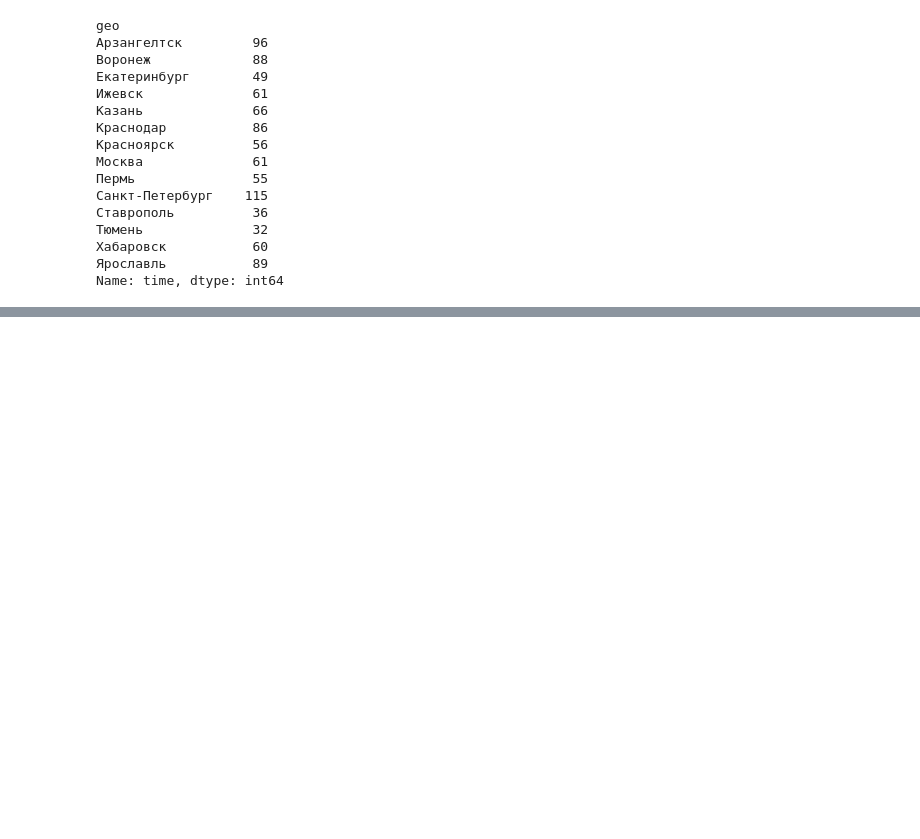
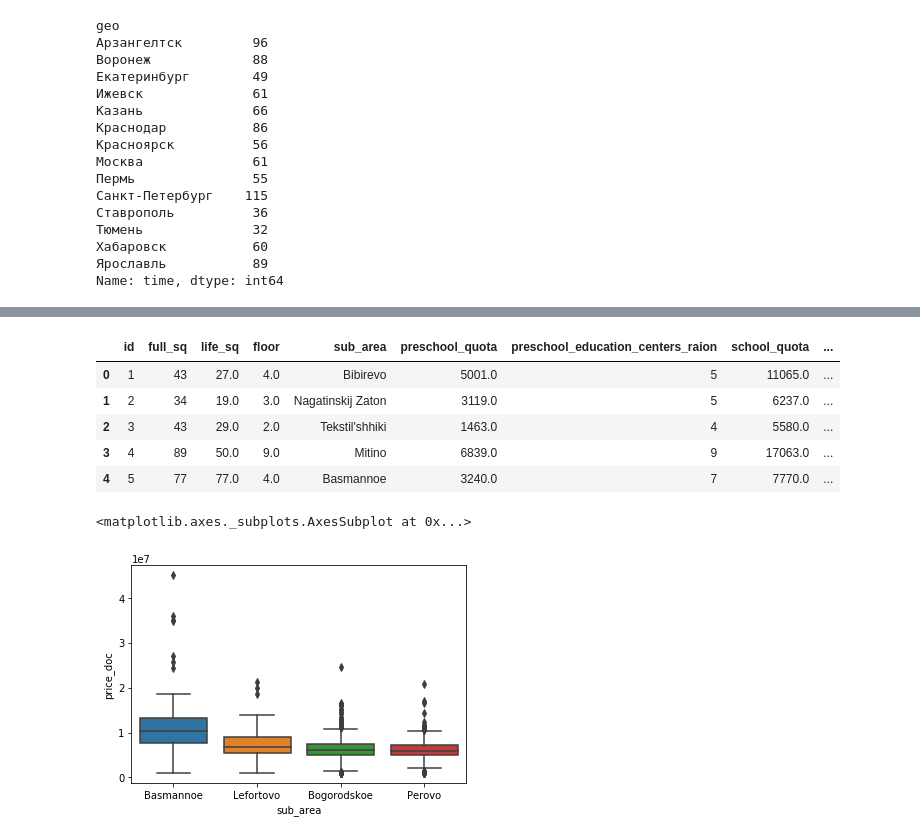
Before and after one commit to mkosterin/dscience, a Jupyter notebook: unit-3.ipynb, the cells around one changed output, grey strips where cells are left out. Drawn from its saved outputs; the diff is of its cells as text; code cells hidden in the pictures; blank space fills up the shorter version.

```diff
--- a/unit-3.ipynb
+++ b/unit-3.ipynb
@@ -977,0 +1896,53 @@ Name: time, dtype: int64
+# %%
+#2.8.3
+import pandas as pd
+import numpy as np
+from sklearn.preprocessing import StandardScaler
+pd.set_option('display.max_columns', None)
+vis_data = pd.read_csv("train.csv", encoding='ISO-8859-1', low_memory=False)
+display(vis_data.head())
+scaler = StandardScaler()
+bal = np.array([
+    vis_data.balance_due
+]).T
+display(bal)
+bal_std = scaler.fit_transform(bal)
+display(round(bal_std.min(),5))
+# %%
+#2.10.3
+import pandas as pd
+import numpy as np
+from sklearn.preprocessing import StandardScaler
+pd.set_option('display.max_columns', None)
+vis_data = pd.read_csv("train.csv", encoding='ISO-8859-1', low_memory=False)
+mean = np.sqrt(vis_data.balance_due[vis_data.balance_due>0]).mean()
+median = np.sqrt(vis_data.balance_due[vis_data.balance_due>0]).median()
+display(median-mean)
+# %%
+#2.10.4
+import seaborn as sns
+import pandas as pd
+data = pd.read_csv('data_flats.csv', sep=";")
+display(data.head())
+# Basmannoe,
+corr.style.background_gradient(cmap, axis=1)\
+    .set_properties(**{'max-width': '80px', 'font-size': '10pt'})\
+    .set_caption("Hover to magify")\
+    .set_precision(2)\
+    .set_table_styles(magnify())
+#display(data[data.sub_area == 'Basmannoe'])
+#display(data[data.sub_area == 'Lefortovo'])
+#display(data[data.sub_area == 'Perovo'])
+#display(data[data.sub_area == 'Bogorodskoe'])
+areas = ['Basmannoe', 'Lefortovo', 'Perovo', 'Bogorodskoe']
+
+sns.boxplot(x = 'sub_area', y = 'price_doc', data = data[data.sub_area.str.contains('|'.join(areas))])
+# %% [output]
+|  | id | full_sq | life_sq | floor | sub_area | preschool_quota | preschool_education_centers_raion | school_quota | ... |
+| 0 | 1 | 43 | 27.0 | 4.0 | Bibirevo | 5001.0 | 5 | 11065.0 | ... |
+| 1 | 2 | 34 | 19.0 | 3.0 | Nagatinskij Zaton | 3119.0 | 5 | 6237.0 | ... |
+| 2 | 3 | 43 | 29.0 | 2.0 | Tekstil'shhiki | 1463.0 | 4 | 5580.0 | ... |
+| 3 | 4 | 89 | 50.0 | 9.0 | Mitino | 6839.0 | 9 | 17063.0 | ... |
+| 4 | 5 | 77 | 77.0 | 4.0 | Basmannoe | 3240.0 | 7 | 7770.0 | ... |
+<matplotlib.axes._subplots.AxesSubplot at 0x...>
+[figure, added]
```
Also changed, not shown: parts of 61 cells of this notebook, 4 other files.
